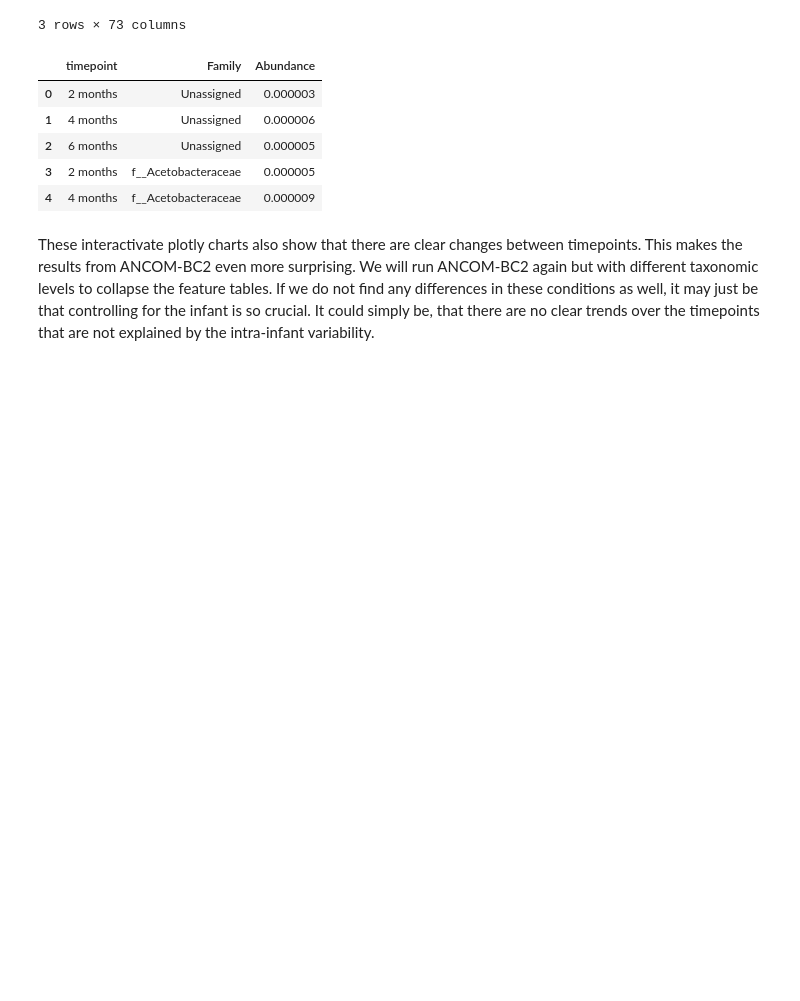
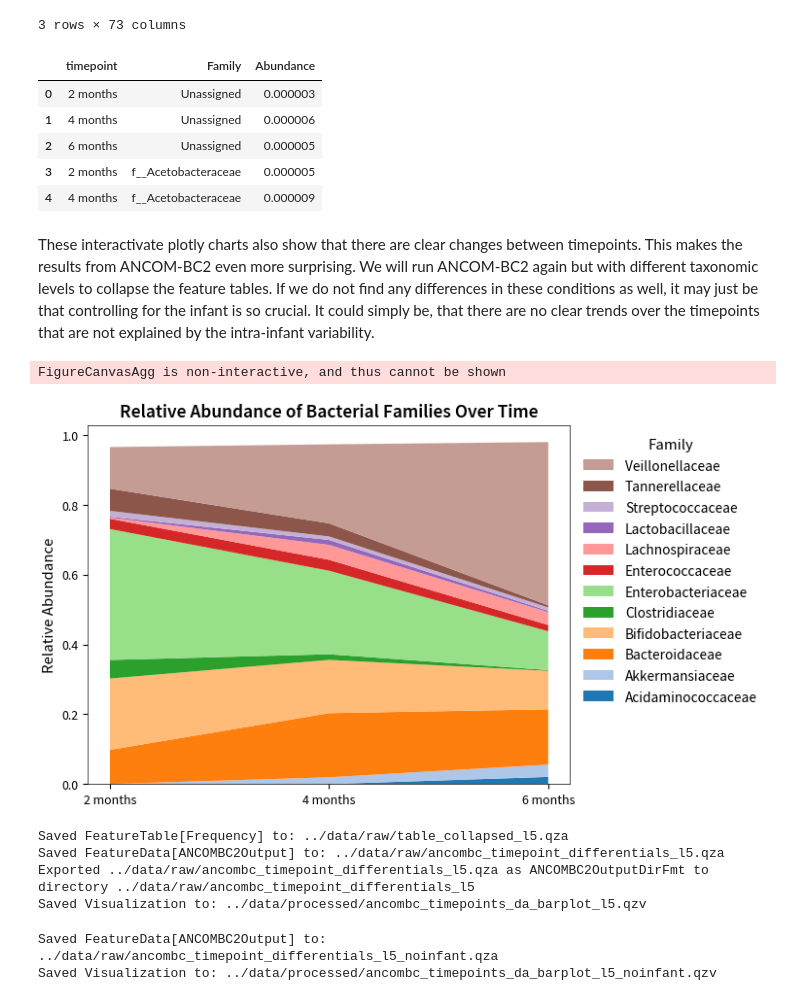
Before and after one commit to Emelie23/microbEvolve2, a Jupyter notebook: scripts/04-1_differential_abundance.ipynb, the cells around one changed output. Cells and saved outputs as stored; diff of their text form; code cells hidden in the pictures; blank space fills up the shorter version.

Commit message:
Investigate family level DA

```diff
--- a/scripts/04-1_differential_abundance.ipynb
+++ b/scripts/04-1_differential_abundance.ipynb
@@ -157,3 +159,69 @@ fig = px.bar(
 fig.show()
 # %% [markdown]
 These interactivate plotly charts also show that there are clear changes between timepoints. This makes the results from ANCOM-BC2 even more surprising. We will run ANCOM-BC2 again but with different taxonomic levels to collapse the feature tables. If we do not find any differences in these conditions as well, it may just be that controlling for the infant is so crucial. It could simply be, that there are no clear trends over the timepoints that are not explained by the intra-infant variability.
+# %%
+fig, ax = plt.subplots(1, 1)
+
+plot_df = df_family_with_metadata_timepoint[df_family_with_metadata_timepoint.columns[df_family_with_metadata_timepoint.max() > 0.01]].sort_index(axis=1)
+
+ax.stackplot(
+    plot_df.index,
+    plot_df.T,
+    labels=plot_df.columns,
+    colors=plt.cm.tab20.colors)
+
+handles, labels = ax.get_legend_handles_labels()
+# Remove f__ prefix for better readability
+labels = [label[3:] if label.startswith("f__") else label for label in labels]
+ax.legend(handles[::-1], labels[::-1], title="Family", loc='upper left', bbox_to_anchor=(1, 1))
+
+ax.set_ylabel("Relative Abundance")
+ax.set_title("Relative Abundance of Bacterial Families Over Time")
+
+
+fig.show()
+# %% [output]
+FigureCanvasAgg is non-interactive, and thus cannot be shown
+[figure, added]
+# %%
+! qiime taxa collapse \
+    --i-table $data_dir/raw/table_collapsed.qza \
+    --i-taxonomy $data_dir/raw/taxonomy_weighted_stool.qza \
+    --p-level 5 \
+    --o-collapsed-table $data_dir/raw/table_collapsed_l5.qza
+
+! qiime composition ancombc2 \
+    --i-table $data_dir/raw/table_collapsed_l5.qza \
+    --m-metadata-file $data_dir/raw/metadata_collapsed.tsv \
+    --p-fixed-effects-formula "timepoint" \
+    --p-random-effects-formula "(1 | infant_id)"\
+    --p-reference-levels "timepoint::2 months" \
+    --p-p-adjust-method "BH" \
+    --o-ancombc2-output $data_dir/raw/ancombc_timepoint_differentials_l5.qza
+
+! qiime tools export \
+    --input-path $data_dir/raw/ancombc_timepoint_differentials_l5.qza \
+    --output-path $data_dir/raw/ancombc_timepoint_differentials_l5
+
+! qiime composition ancombc2-visualizer \
+    --i-data $data_dir/raw/ancombc_timepoint_differentials_l5.qza \
+    --o-visualization $data_dir/processed/ancombc_timepoints_da_barplot_l5.qzv
+# %% [output]
+Saved FeatureTable[Frequency] to: ../data/raw/table_collapsed_l5.qza
+Saved FeatureData[ANCOMBC2Output] to: ../data/raw/ancombc_timepoint_differentials_l5.qza
+Exported ../data/raw/ancombc_timepoint_differentials_l5.qza as ANCOMBC2OutputDirFmt to directory ../data/raw/ancombc_timepoint_differentials_l5
+Saved Visualization to: ../data/processed/ancombc_timepoints_da_barplot_l5.qzv
+# %%
+! qiime composition ancombc2 \
+    --i-table $data_dir/raw/table_collapsed_l5.qza \
+    --m-metadata-file $data_dir/raw/metadata_collapsed.tsv \
+    --p-fixed-effects-formula "timepoint" \
+    --p-p-adjust-method "BH" \
+    --o-ancombc2-output $data_dir/raw/ancombc_timepoint_differentials_l5_noinfant.qza
+
+! qiime composition ancombc2-visualizer \
+    --i-data $data_dir/raw/ancombc_timepoint_differentials_l5_noinfant.qza \
+    --o-visualization $data_dir/processed/ancombc_timepoints_da_barplot_l5_noinfant.qzv
+# %% [output]
+Saved FeatureData[ANCOMBC2Output] to: ../data/raw/ancombc_timepoint_differentials_l5_noinfant.qza
+Saved Visualization to: ../data/processed/ancombc_timepoints_da_barplot_l5_noinfant.qzv
```
Also changed, not shown: parts of 6 cells of this notebook.
